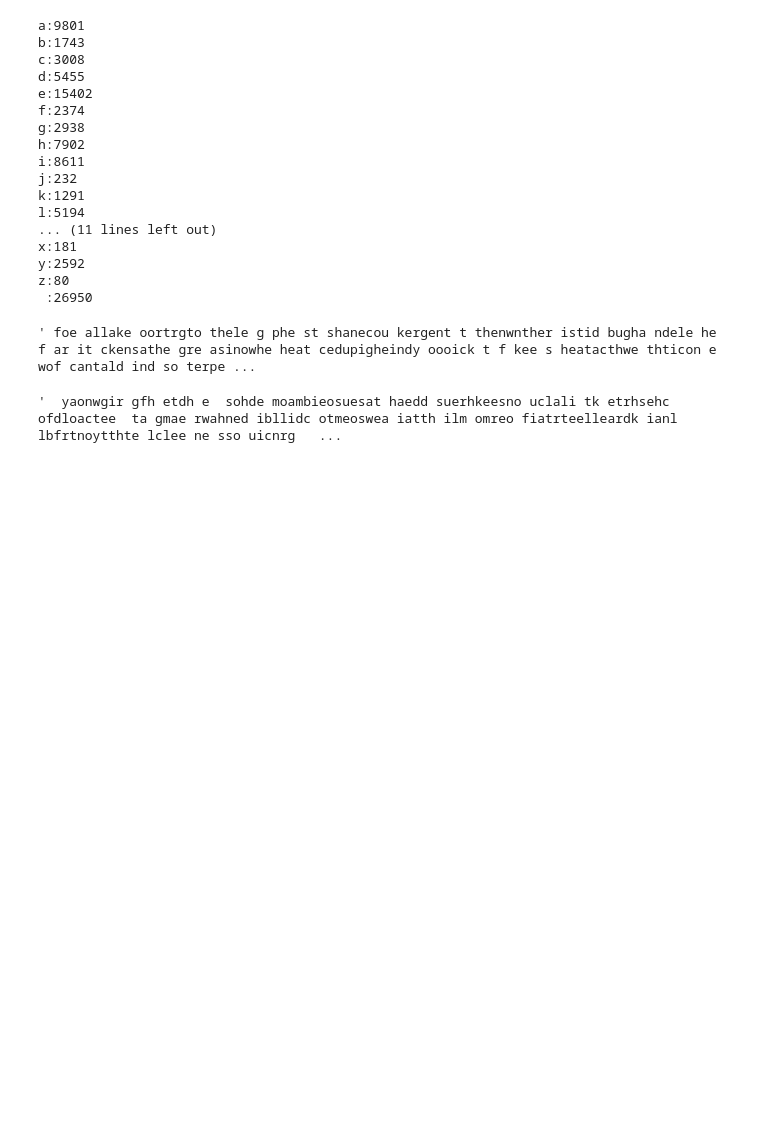
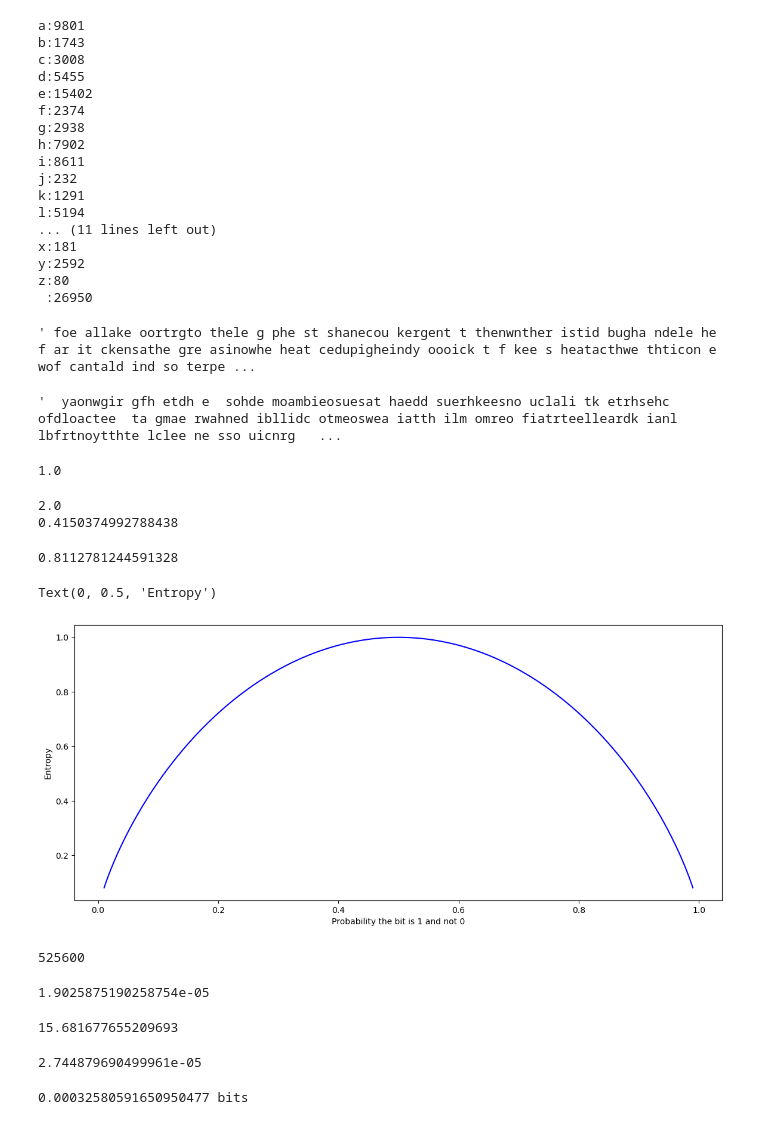
Before and after one commit to hoffjager/fundamentalsofdataanalysis, a Jupyter notebook: topic1_information.ipynb, the cells around one changed output. Saved outputs shown, nothing was run; the diff lists cells and outputs as text; code cells hidden in the pictures; blank space fills up the shorter version.

Commit message:
analysing class notes for entropy and research for exercise TBC as the semester goes by

```diff
--- a/topic1_information.ipynb
+++ b/topic1_information.ipynb
@@ -145,3 +145,71 @@ for i in range(1, N):
 pairs
 # %% [output]
 '  yaonwgir gfh etdh e  sohde moambieosuesat haedd suerhkeesno uclali tk etrhsehc ofdloactee  ta gmae rwahned ibllidc otmeoswea iatth ilm omreo fiatrteelleardk ianl lbfrtnoytthte lclee ne sso uicnrg   ...
+# %%
+# Entropy: if sending one bit of information with a probability of 1/2
+# importing Math functions
+import math
+print(-math.log(0.5,2))
+# %% [output]
+1.0
+# %%
+# if 1 is received with a probability of 1/4:
+print(-math.log(0.25,2))
+# if 1 is received with a probability of 3/4:
+print(-math.log(0.75,2))
+# %% [output]
+2.0
+0.4150374992788438
+# %%
+# if 1 is sent with probability of 3/4, followed by 0 sent with probability of 1/4, what's the overall information content?
+# Claude Shannon proposed calculating the average content for all messages sent
+p = [0.25, 0.75]
+-sum([p_i * math.log(p_i, 2) for p_i in p])
+# %% [output]
+0.8112781244591328
+# %%
+# import plotting & numerical capabilities
+import matplotlib.pyplot as plt
+import numpy as np
+
+# acquiring the range of p values
+p_of_1 = np.linspace(0.01, 0.99, 1000)
+entropy = -(p_of_1 * np.log2(p_of_1) + (1.0 - p_of_1) * np.log2(1.0 - p_of_1))
+
+# creating the plot and labelling the axes
+fig, ax = plt.subplots(figsize = (14, 6))
+ax.plot(p_of_1, entropy, color = 'blue')
+ax.set_xlabel('Probability the bit is 1 and not 0')
+ax.set_ylabel('Entropy')
+# %% [output]
+Text(0, 0.5, 'Entropy')
+[figure, added]
+# %%
+# calculating the information content of a fire alarm
+mins_in_year = 365 * 24 * 60
+mins_in_year
+# %% [output]
+525600
+# %%
+# probability of the fire alarm activating
+p_alarm = 10/mins_in_year
+print(p_alarm)
+# %% [output]
+1.9025875190258754e-05
+# %%
+# plugging data into formula below to calculate value of information content of alarm activating
+-math.log(p_alarm, 2)
+# %% [output]
+15.681677655209693
+# %%
+# versus alarm silenced
+-math.log(1.0 - p_alarm, 2)
+# %% [output]
+2.744879690499961e-05
+# %%
+# Information regarding the fire alarm
+p = [p_alarm, 1.0 - p_alarm]
+entropy = -sum([p_i * math.log(p_i, 2) for p_i in p])
+print(f'{entropy} bits')
+# %% [output]
+0.00032580591650950477 bits
```
Also changed, not shown: parts of 3 cells of this notebook.
